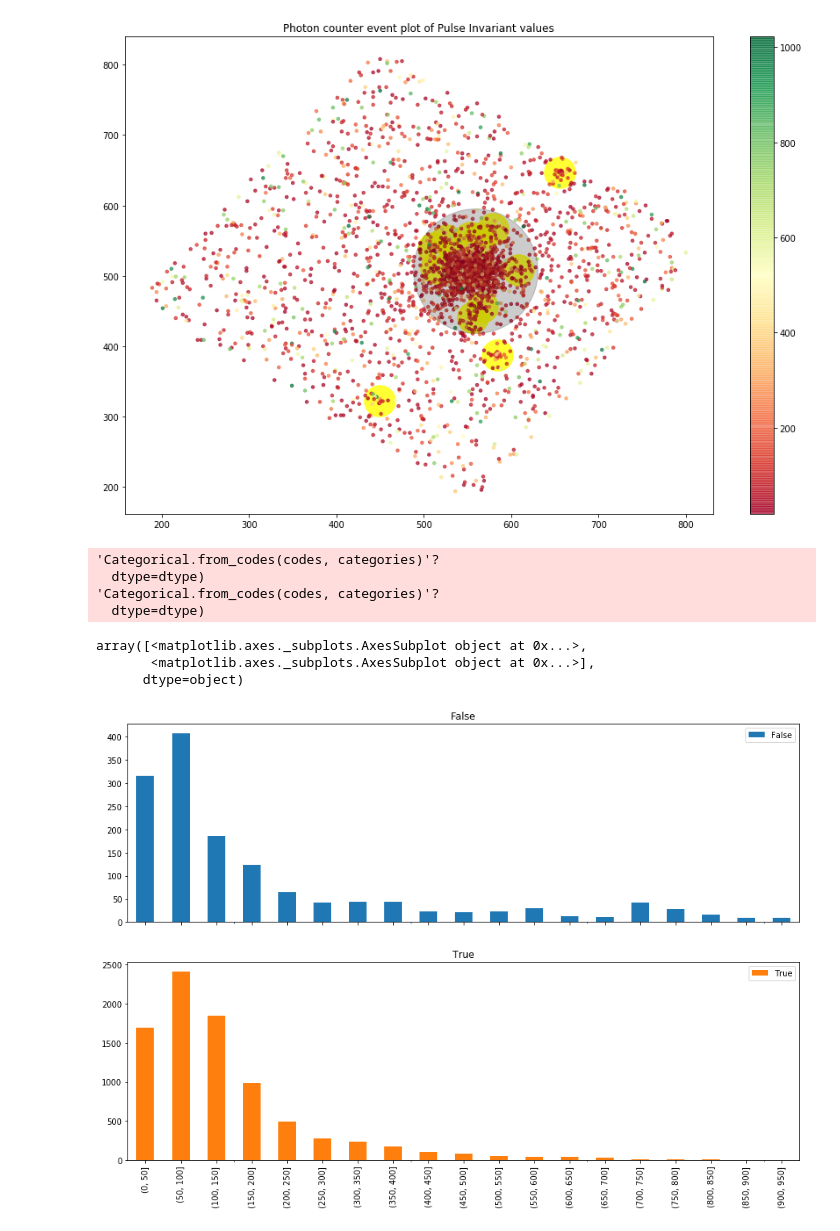
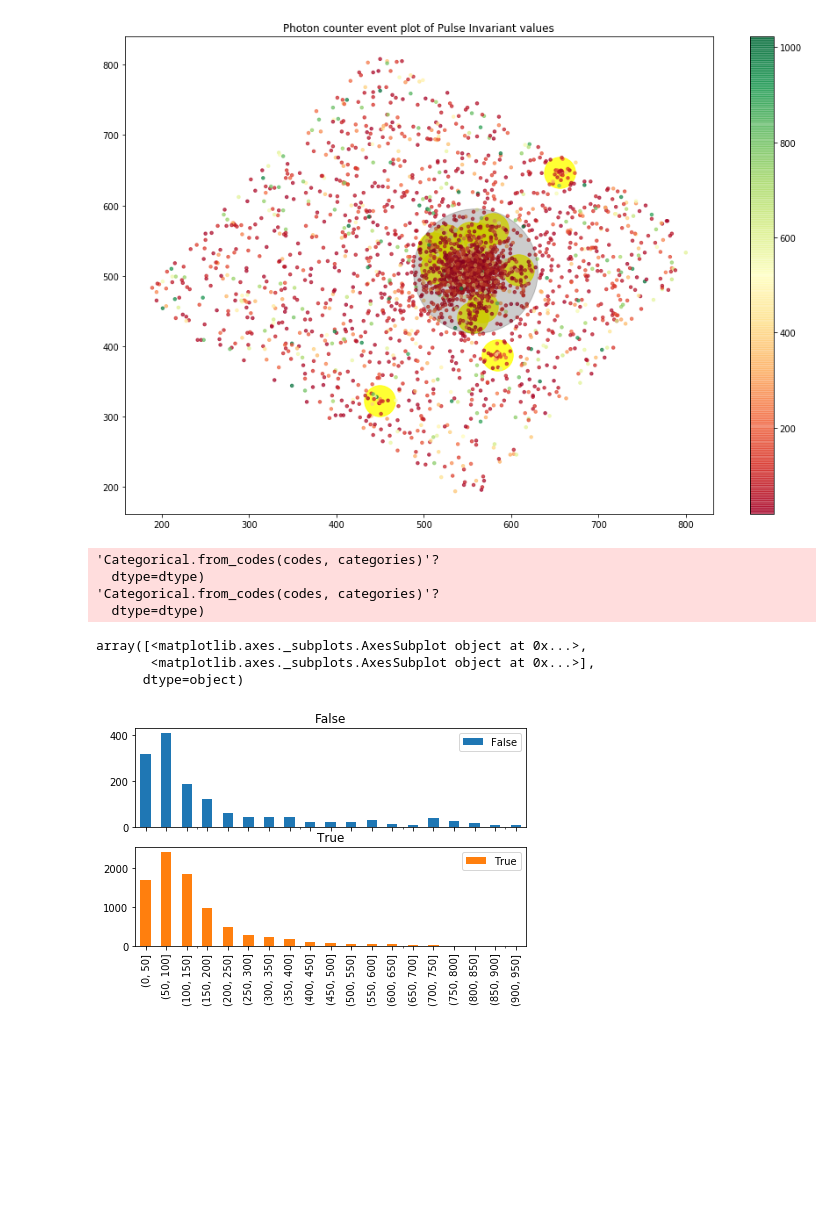
Before and after one commit to Guitlle/Astronomy-notebooks, a Jupyter notebook: AGNs/Exploring Swift x-ray data of PG1553+113.ipynb, the cells around one changed output. Saved outputs shown, nothing was run; the diff lists cells and outputs as text; code cells hidden in the pictures; blank space fills up the shorter version.

```diff
--- a/AGNs/Exploring Swift x-ray data of PG1553+113.ipynb
+++ b/AGNs/Exploring Swift x-ray data of PG1553+113.ipynb
@@ -388,17 +370,18 @@ plt.title("Photon counter event plot of Pulse Invariant values")
 Text(0.5,1,'Photon counter event plot of Pulse Invariant values')
 [figure]
 # %%
+mlp.rcParams["figure.figsize"] = (7,4)
 objradius = 80
 hists = apr06pc_ev.groupby(np.sqrt((apr06pc_ev.X-apr06_obj_coords[0])**2 + (apr06pc_ev.Y-apr06_obj_coords[1])**2) < objradius)\
     .PI.apply(lambda x: pd.cut(x, list(range(0,1000,50))).value_counts()).unstack(0)
 hists.plot.bar(subplots=True)
 # Histograms of pixels within 30 pixels of the object center" and pixels outside the region
 # %% [output]
 'Categorical.from_codes(codes, categories)'?
   dtype=dtype)
 'Categorical.from_codes(codes, categories)'?
   dtype=dtype)
 array([<matplotlib.axes._subplots.AxesSubplot object at 0x...>,
        <matplotlib.axes._subplots.AxesSubplot object at 0x...>],
       dtype=object)
-[figure, old version]
+[figure, new version]
```
Also changed, not shown: parts of 6 cells of this notebook.
